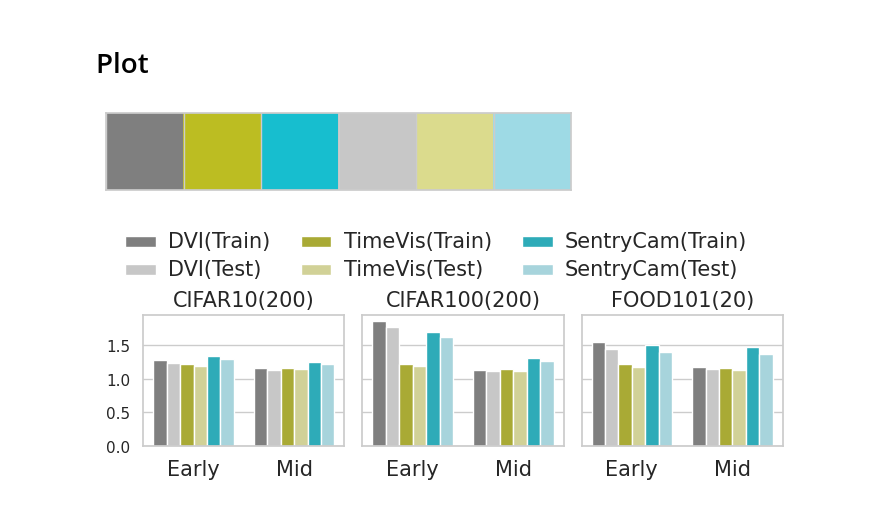
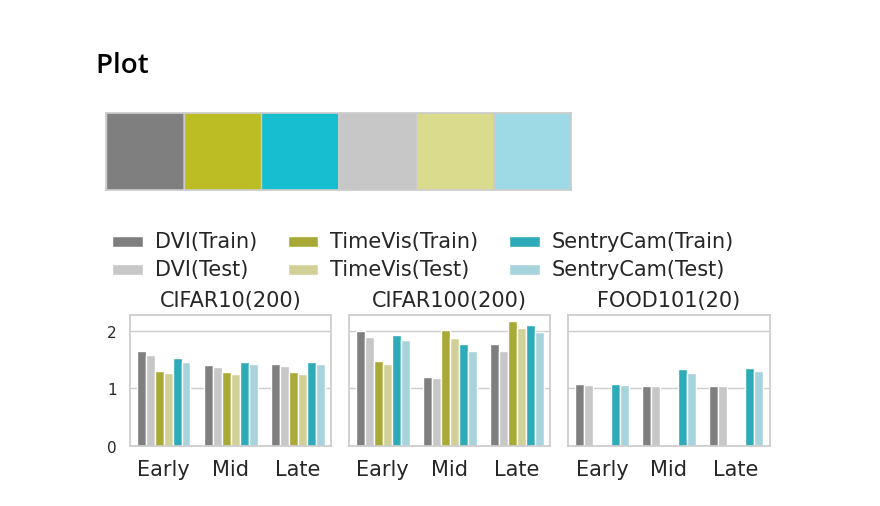
Before and after one commit to xianglinyang/GenVis, a Jupyter notebook: singleVis/plot/nn.ipynb, the cells around one changed output. Cells and saved outputs as stored; diff of their text form; code cells hidden in the pictures.

Commit message:
plot

```diff
--- a/singleVis/plot/nn.ipynb
+++ b/singleVis/plot/nn.ipynb
@@ -14,7 +14,7 @@ datasets = ["CIFAR10", "CIFAR100", "FOOD101"]
 methods = {"dvi":"DVI", "timevis":"TimeVis", "tdvi":"SentryCam"}
 k_neighbors = [15]
 
-selected_epochs_dict = {"CIFAR10":[1, 100],"CIFAR100":[1, 100], "FOOD101":[1,10]}
+selected_epochs_dict = {"CIFAR10":[1, 100, 200],"CIFAR100":[1, 100, 200], "FOOD101":[1,10, 20]}
 col = np.array(["dataset", "method", "type", "hue", "k", "period", "eval", "model"])
 # %%
 df = pd.DataFrame({}, columns=col)
@@ -49,7 +49,7 @@ for i in range(len(datasets)): # dataset
 # Plot
 # %%
 k = k_neighbors[0]
-model = "ViT"
+model = "ResNet"
 # %%
 df_tmp = df[df["k"] == k]
 df_tmp = df[df["model"] == model]
@@ -87,32 +87,32 @@ fg = sns.catplot(
     aspect=1.0,#3,
     data=df_tmp,
     kind="bar",
     palette=[hue_dict[i] for i in hue_list],
     legend=True
 )
 sns.move_legend(fg, "lower center", bbox_to_anchor=(.42, 0.92), ncol=3, title=None, frameon=False)
 mpl.pyplot.setp(fg._legend.get_texts(), fontsize='15')
 
 axs = fg.axes[0]
 # max_ = df_tmp["eval"].max()
 # min_ = df["eval"].min()
 # axs[0].set_ylim(0., max_*1.1)
 axs[0].set_title("CIFAR10(200)")
 axs[1].set_title("CIFAR100(200)")
 axs[2].set_title("FOOD101(20)")
 
 (fg.despine(bottom=False, right=False, left=False, top=False)
-    .set_xticklabels(['Early', 'Mid'])
+    .set_xticklabels(['Early', 'Mid', 'Late'])
     .set_axis_labels("", "")
     )
 # fg.fig.suptitle("NN preserving property")
 fg.savefig(
     f"./plot_results/nn_{model}_{k}.png",
     dpi=300,
     bbox_inches="tight",
     pad_inches=0.0,
     # transparent=True,
 )
 # %% [output]
 [figure]
-[figure, old version]
+[figure, new version]
```
Also changed, not shown: 6 other files.
